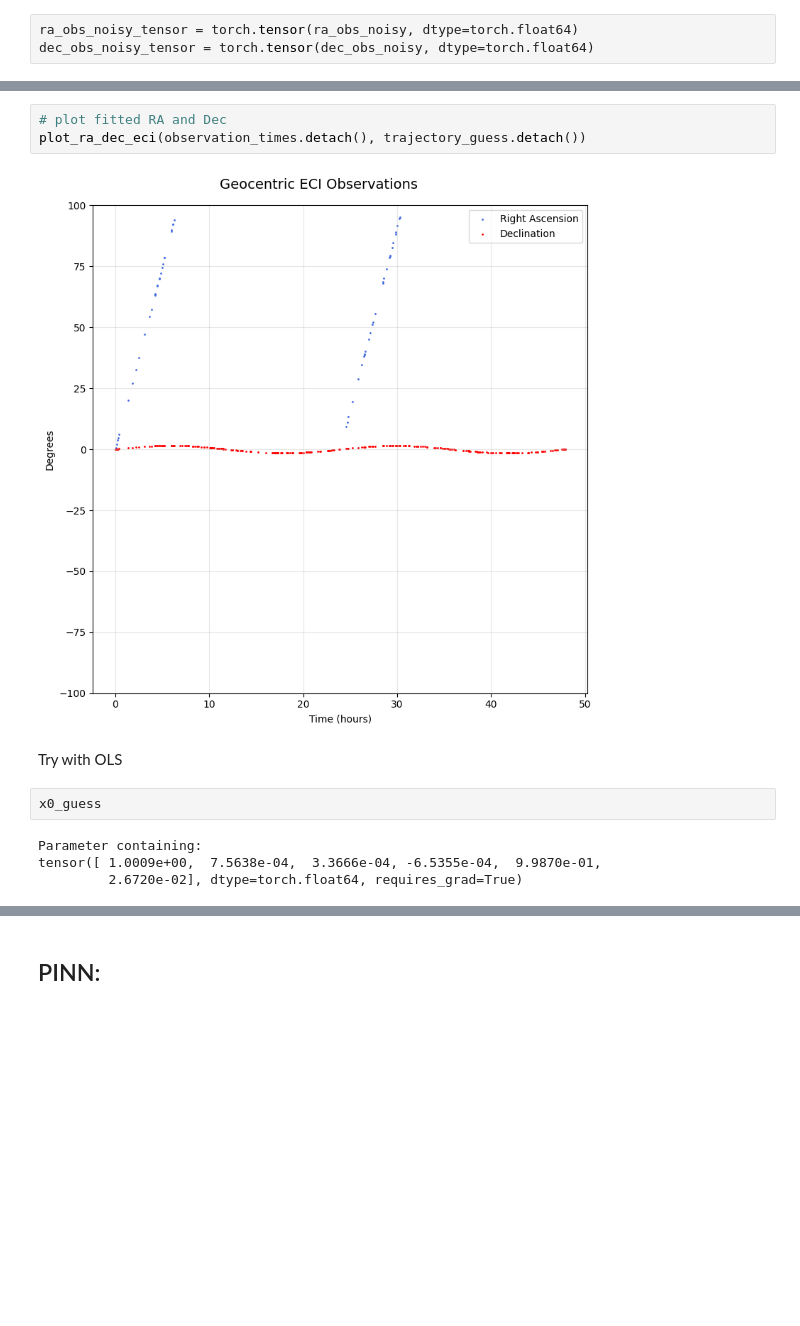
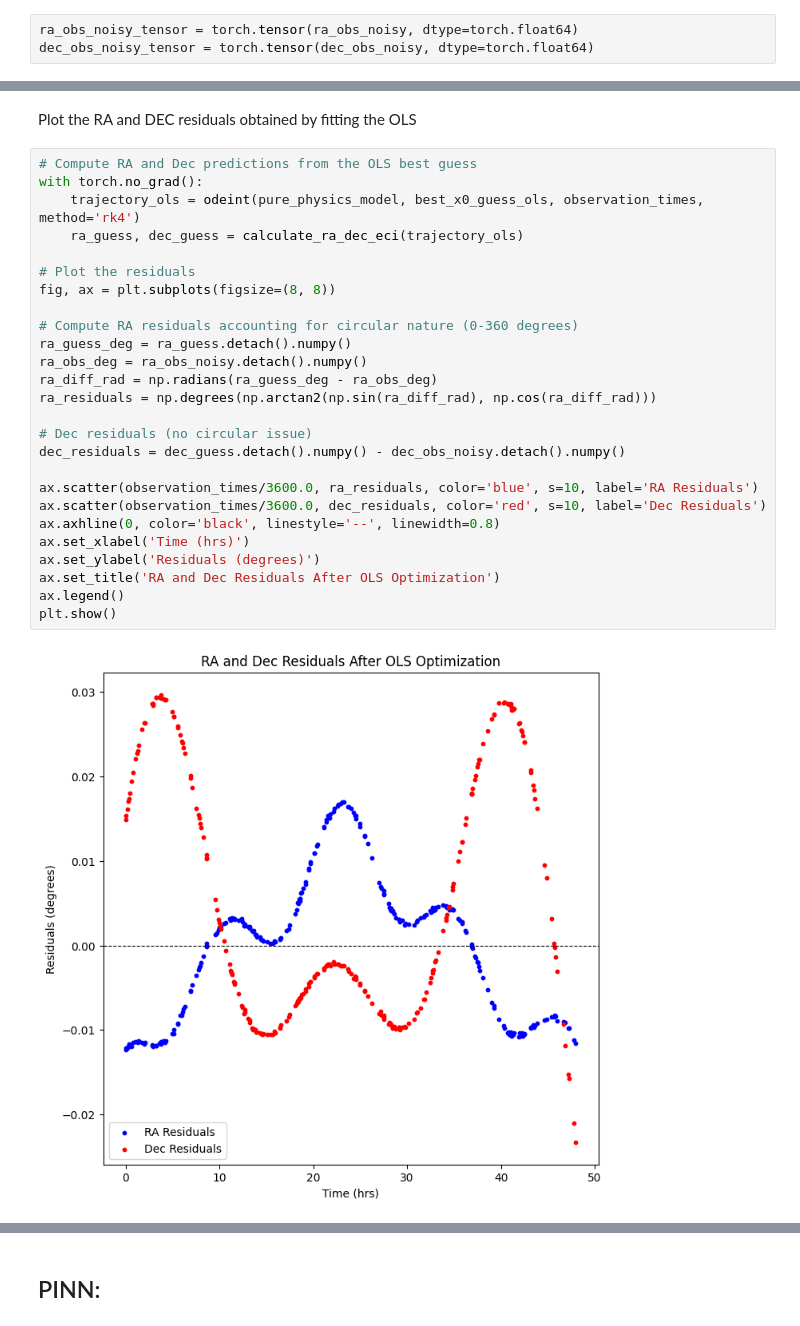
Before and after one commit to nmartinez7/pinn_orbital, a Jupyter notebook: pinn_orbital_exploration.ipynb, the cells around one changed output, grey strips where cells are left out. Cells and saved outputs as stored; diff of their text form; blank space fills up the shorter version.

```diff
--- a/pinn_orbital_exploration.ipynb
+++ b/pinn_orbital_exploration.ipynb
@@ -634,13 +435,30 @@ plt.show()
-# %%
-# plot fitted RA and Dec
-plot_ra_dec_eci(observation_times.detach(), trajectory_guess.detach())
-# %% [output]
-[figure, removed]
-# %% [markdown]
-Try with OLS
-# %%
-x0_guess
-# %% [output]
-Parameter containing:
-tensor([ 1.0009e+00,  7.5638e-04,  3.3666e-04, -6.5355e-04,  9.9870e-01,
-         2.6720e-02], dtype=torch.float64, requires_grad=True)
+# %% [markdown]
+Plot the RA and DEC residuals obtained by fitting the OLS
+# %%
+# Compute RA and Dec predictions from the OLS best guess
+with torch.no_grad():
+    trajectory_ols = odeint(pure_physics_model, best_x0_guess_ols, observation_times, method='rk4')
+    ra_guess, dec_guess = calculate_ra_dec_eci(trajectory_ols)
+
+# Plot the residuals
+fig, ax = plt.subplots(figsize=(8, 8))
+
+# Compute RA residuals accounting for circular nature (0-360 degrees)
+ra_guess_deg = ra_guess.detach().numpy()
+ra_obs_deg = ra_obs_noisy.detach().numpy()
+ra_diff_rad = np.radians(ra_guess_deg - ra_obs_deg)
+ra_residuals = np.degrees(np.arctan2(np.sin(ra_diff_rad), np.cos(ra_diff_rad)))
+
+# Dec residuals (no circular issue)
+dec_residuals = dec_guess.detach().numpy() - dec_obs_noisy.detach().numpy()
+
+ax.scatter(observation_times/3600.0, ra_residuals, color='blue', s=10, label='RA Residuals')
+ax.scatter(observation_times/3600.0, dec_residuals, color='red', s=10, label='Dec Residuals')
+ax.axhline(0, color='black', linestyle='--', linewidth=0.8)
+ax.set_xlabel('Time (hrs)')
+ax.set_ylabel('Residuals (degrees)')
+ax.set_title('RA and Dec Residuals After OLS Optimization')
+ax.legend()
+plt.show()
+# %% [output]
+[figure, added]
```
Also changed, not shown: parts of 34 cells of this notebook.
